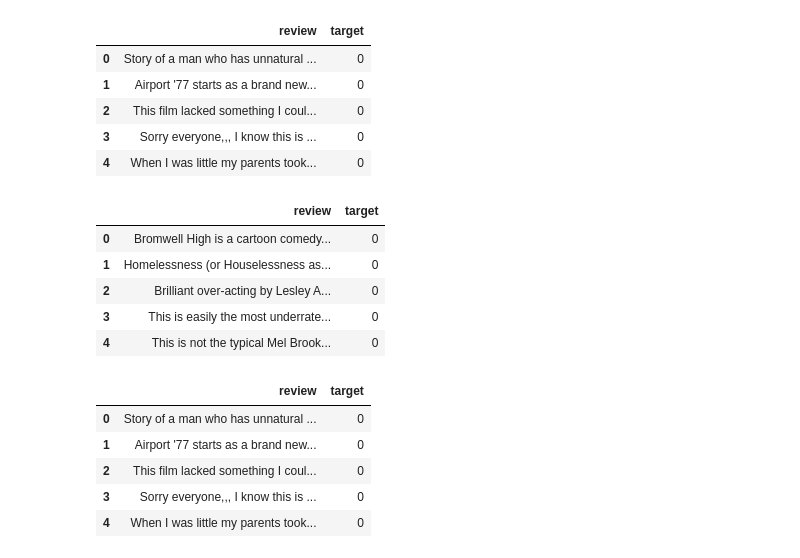
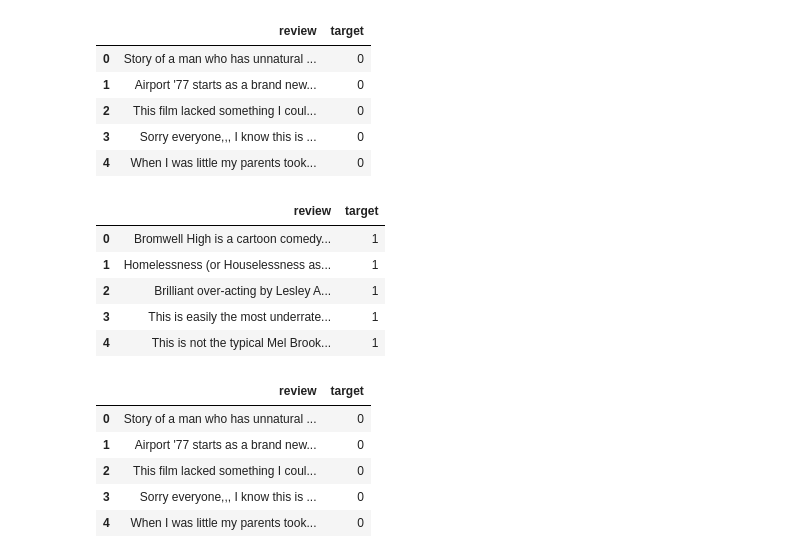
Before and after one commit to carookim/Python, a Jupyter notebook: 감성분석/movie_review.ipynb, the cells around one changed output. Drawn from its saved outputs; the diff is of its cells as text; code cells hidden in the pictures.

```diff
--- a/감성분석/movie_review.ipynb
+++ b/감성분석/movie_review.ipynb
@@ -55,24 +55,24 @@ train_neg_df.head()
 # %%
 # train_pos_df 생성
 file_lists = glob("C:\\김지은\\데이터베이스\\aclImdb\\train\\pos\\*.txt")
 pd_lists = []
 for file_path in file_lists[:500]:
     with open(file_path,'r',encoding='utf-8') as f:
         data ={
             'review' : f.read(),
-            'target' : 0
+            'target' : 1
         }
         df = pd.DataFrame([data])
         pd_lists.append(df)
 train_pos_df = pd.concat(pd_lists,ignore_index=True)
 train_pos_df.head()
 # %% [output]
 |  | review | target |
-| 0 | Bromwell High is a cartoon comedy... | 0 |
-| 1 | Homelessness (or Houselessness as... | 0 |
-| 2 | Brilliant over-acting by Lesley A... | 0 |
-| 3 | This is easily the most underrate... | 0 |
-| 4 | This is not the typical Mel Brook... | 0 |
+| 0 | Bromwell High is a cartoon comedy... | 1 |
+| 1 | Homelessness (or Houselessness as... | 1 |
+| 2 | Brilliant over-acting by Lesley A... | 1 |
+| 3 | This is easily the most underrate... | 1 |
+| 4 | This is not the typical Mel Brook... | 1 |
 # %%
 # concat으로 train_neg_df, train_pos_df를 하나의 데이터 프레임 train_df로 합치기
 train_df = pd.concat([train_neg_df, train_pos_df])
```
Also changed, not shown: parts of 21 cells of this notebook, 4 other files.
